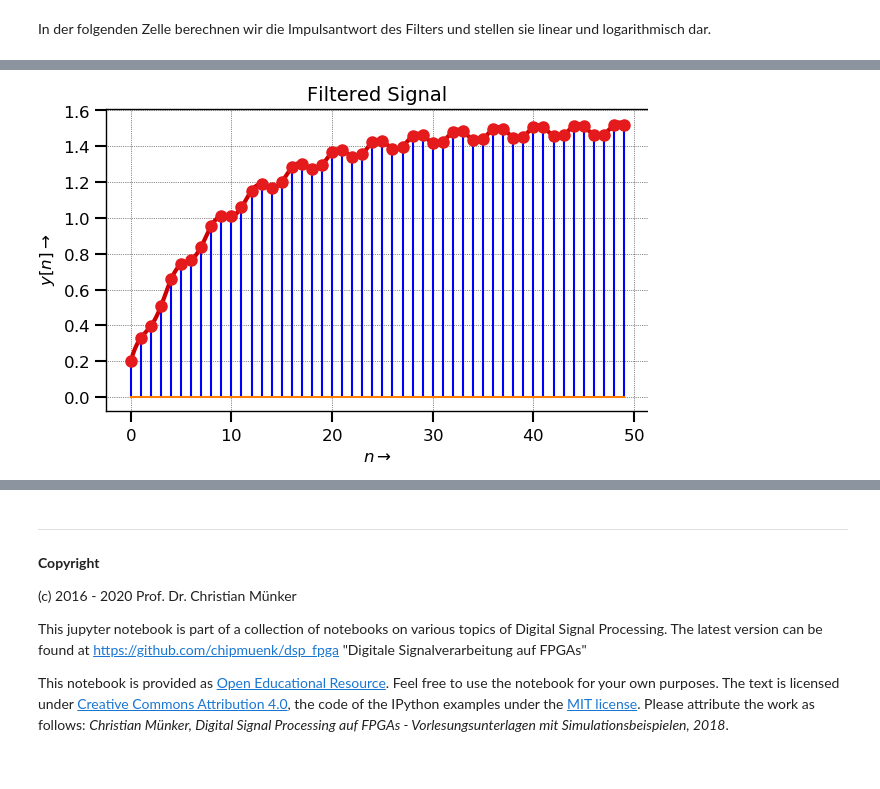
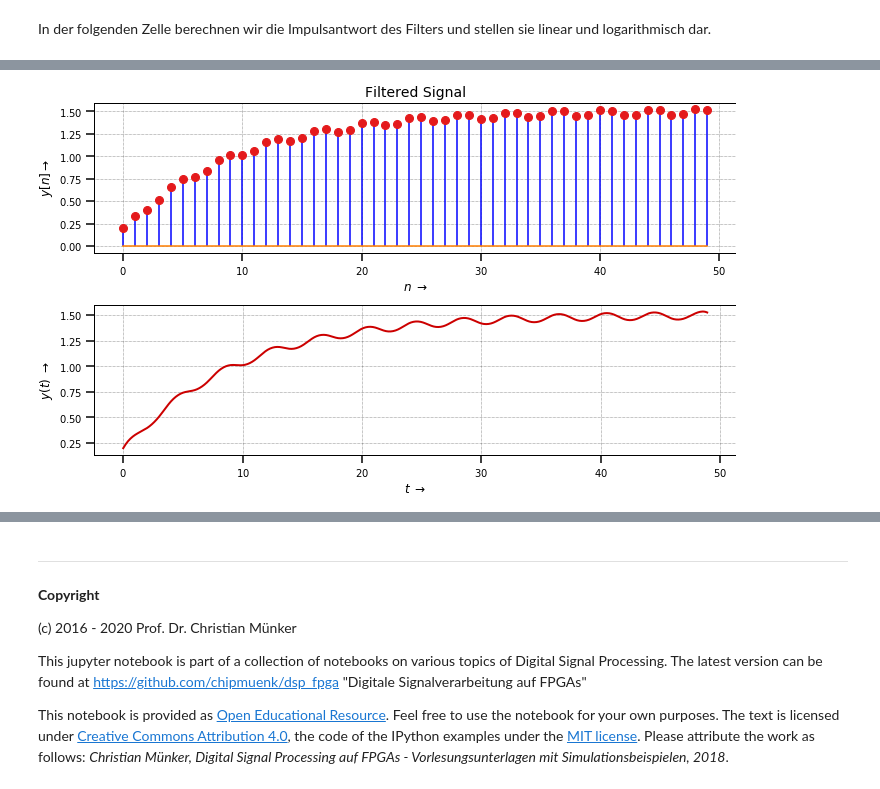
Before and after one commit to chipmuenk/dsp, a Jupyter notebook: notebooks/01_LTI/LTI_IIR.ipynb, the cells around one changed output, grey strips where cells are left out. Drawn from its saved outputs; the diff is of its cells as text; code cells hidden in the pictures.

```diff
--- a/notebooks/01_LTI/LTI_IIR.ipynb
+++ b/notebooks/01_LTI/LTI_IIR.ipynb
@@ -11,8 +11,6 @@ Dieses Notebook zeigt wie man in Python mit IIR Filtern umgeht, deren Impulsantw
   (unendlich ausgedehnt!) mit scipy.signal.lfilter()
 - interpoliere Sequenz mit scipy.interpolate.interp1
 # %%
-from __future__ import division, print_function, unicode_literals
-
 from numpy import (pi, log10, exp, sqrt, sin, cos, tan, angle, arange,
                     linspace, zeros, ones)
 
@@ -20,9 +18,10 @@ import scipy.signal as sig
 import scipy.interpolate as intp
 
 import matplotlib.pyplot as plt
-from matplotlib.pyplot import (figure, plot, stem, grid, xlabel, ylabel,
-    subplot, title, clf, xlim, ylim)
-#%matplotlib inline
+from matplotlib.pyplot import (plot, stem, grid, xlabel, ylabel,
+title, clf, xlim, ylim)
+%matplotlib inline
+size = (10,6) # figure size in inches
 
 import os, sys
 module_path = os.path.abspath(os.path.join('..')) # append directory one level up to import path
@@ -57,15 +55,20 @@ Aufgrund der unendlichen Impulsantwort kann man die Impulsantwort nicht mit Hilf
 # %%
-# ------- Filtered signal -------------
-figure(2);
+fig2 = figure(2, figsize=size) # create handles for figure and two axes
+ax1 = fig2.add_subplot(211)
 xn = 1.5 + 0.5*cos(2.0*pi*f1*n*Ts) # x[n]
-yn = sig.lfilter(b,a,xn) #filter xn with h
+yn = sig.lfilter(b,a,xn) # filter xn with h
+ax1.stem(n, yn, 'b', use_line_collection=True) # plot y[n]
+ax1.set_xlabel(r'$n \;\rightarrow$'); grid(True)
+ax1.set_ylabel(r'$y[n] \rightarrow$')
+ax1.set_title('Filtered Signal')
+ax2 = fig2.add_subplot(212)
 f = intp.interp1d(n, yn, kind = 'cubic')
 yt = f(t) # y(t), interpolated
-plot(t, yt, color='#cc0000', linewidth=3)
-stem(n, yn, 'b', use_line_collection=True) # y[n]
-xlabel(r'$n \rightarrow$'); grid(True)
-ylabel(r'$y[n] \rightarrow$')
-title('Filtered Signal')
-plt.show()       # draw and show the plots
+ax2.plot(t, yt, color='#cc0000', linewidth=2)
+ax2.set_ylabel(r'$y(t) \; \rightarrow$')
+ax2.set_xlabel(r'$t \;\rightarrow$'); grid(True)
+
+fig2.set_tight_layout(True)
+#plt.show()  # draw and show the plots
 # %% [output]
-[figure, old version]
+[figure, new version]
```
Also changed, not shown: parts of 4 cells of this notebook, 4 other files.
